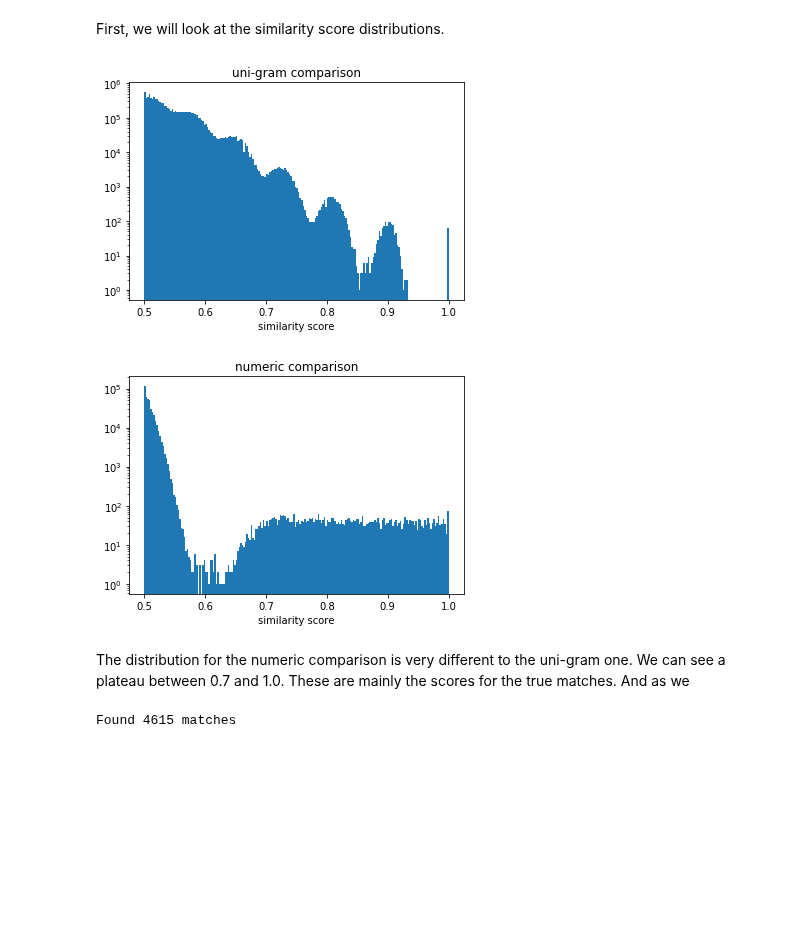
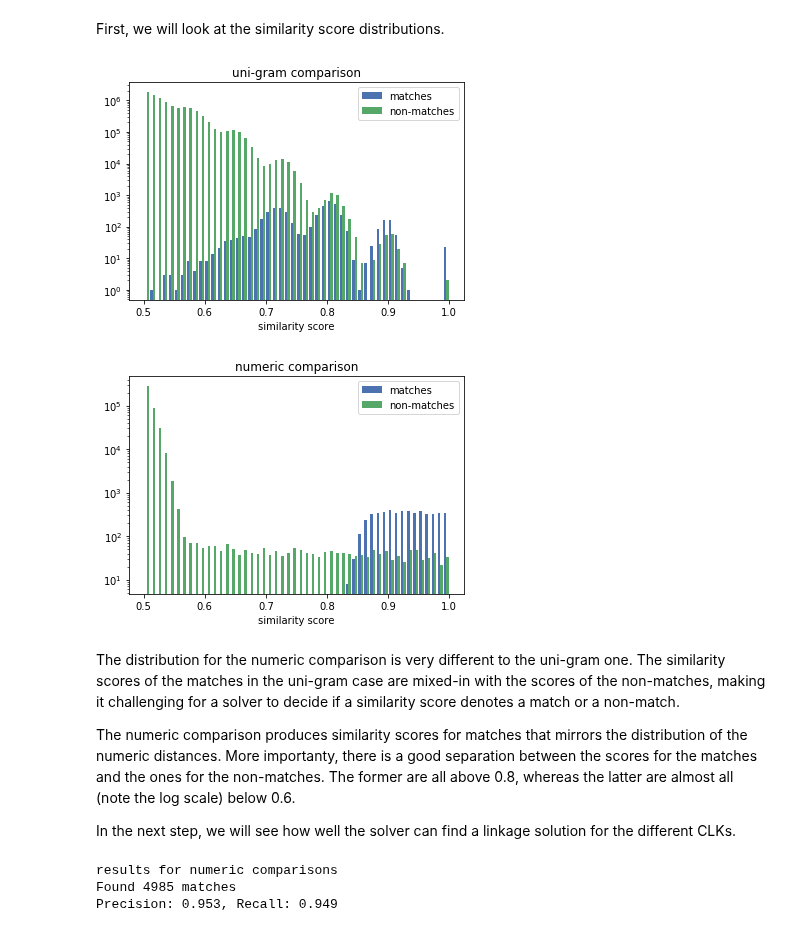
Before and after one commit to data61/clkhash, a Jupyter notebook: docs/tutorial_comparisons.ipynb, the cells around one changed output. Saved outputs shown, nothing was run; the diff lists cells and outputs as text; code cells hidden in the pictures; blank space fills up the shorter version.

```diff
--- a/docs/tutorial_comparisons.ipynb
+++ b/docs/tutorial_comparisons.ipynb
@@ -143,7 +145,7 @@ unigram_schema = Schema(fields, 512)
 fields = [
     Ignore('rec_id'),
     IntegerSpec('random',
-                FieldHashingProperties(comparator=NumericComparison(threshold_distance=100, resolution=150),
+                FieldHashingProperties(comparator=NumericComparison(threshold_distance=500, resolution=150),
                                        strategy=BitsPerFeatureStrategy(301))),
 ]
 numeric_schema = Schema(fields, 512)
@@ -170,20 +169,47 @@ sim_scores_numeric = sim_scores_from_clks(clks_a_numeric, clks_b_numeric, 0.5)
+# %%
+def grouped_sim_scores_from_clks(clks_a, clks_b, threshold):
+    results_candidate_pairs = anonlink.candidate_generation.find_candidate_pairs(
+            [clks_a, clks_b],
+            anonlink.similarities.dice_coefficient,
+            threshold
+    )
+    matches = []
+    non_matches = []
+    sims, ds_is, (rec_id0, rec_id1) = results_candidate_pairs
+    for sim, rec_i0, rec_i1 in zip(sims, rec_id0, rec_id1):
+        if rec_i0 == rec_i1:
+            matches.append(sim)
+        else:
+            non_matches.append(sim)
+    return matches, non_matches
+
+sims_matches_unigram, sims_non_matches_unigram = grouped_sim_scores_from_clks(clks_a_unigram, clks_b_unigram, 0.5)
+sims_matches_numeric, sims_non_matches_numeric = grouped_sim_scores_from_clks(clks_a_numeric, clks_b_numeric, 0.5)
 # %%
-import matplotlib.pyplot as plt
-plt.hist(sim_scores_unigram, bins=200);
+plt.style.use('seaborn-deep')
+
+plt.hist([sims_matches_unigram, sims_non_matches_unigram], bins=50, label=['matches', 'non-matches'])
+plt.legend(loc='upper right')
 plt.yscale('log', nonposy='clip')
 plt.xlabel('similarity score')
 plt.title('uni-gram comparison')
 plt.show()
-plt.hist(sim_scores_numeric, bins=200);
+
+plt.hist([sims_matches_numeric, sims_non_matches_numeric], bins=50, label=['matches', 'non-matches'])
+plt.legend(loc='upper right')
 plt.yscale('log', nonposy='clip')
 plt.xlabel('similarity score')
 plt.title('numeric comparison')
 plt.show()
 # %% [output]
-[figure, old version]
+[figure, new version]
-[figure, old version]
+[figure, new version]
-# %% [markdown]
-The distribution for the numeric comparison is very different to the uni-gram one. We can see a plateau between 0.7 and 1.0. These are mainly the scores for the true matches. And as we
+# %% [markdown]
+The distribution for the numeric comparison is very different to the uni-gram one. The similarity scores of the matches in the uni-gram case are mixed-in with the scores of the non-matches, making it challenging for a solver to decide if a similarity score denotes a match or a non-match.
+
+The numeric comparison produces similarity scores for matches that mirrors the distribution of the numeric distances. More importanty, there is a good separation between the scores for the matches and the ones for the non-matches. The former are all above 0.8, whereas the latter are almost all (note the log scale) below 0.6.
+
+In the next step, we will see how well the solver can find a linkage solution for the different CLKs.
 # %%
 def mapping_from_clks(clks_a, clks_b, threshold):
     results_candidate_pairs = anonlink.candidate_generation.find_candidate_pairs(
@@ -227,4 +236,7 @@ def describe_matching_quality(mapping):
 # %%
-numeric_mapping = mapping_from_clks(clks_a_numeric, clks_b_numeric, 0.7)
+print('results for numeric comparisons')
+describe_matching_quality(mapping_from_clks(clks_a_numeric, clks_b_numeric, 0.8))
 # %% [output]
-Found 4615 matches
+results for numeric comparisons
+Found 4985 matches
+Precision: 0.953, Recall: 0.949
```
Also changed, not shown: parts of 20 cells of this notebook.
